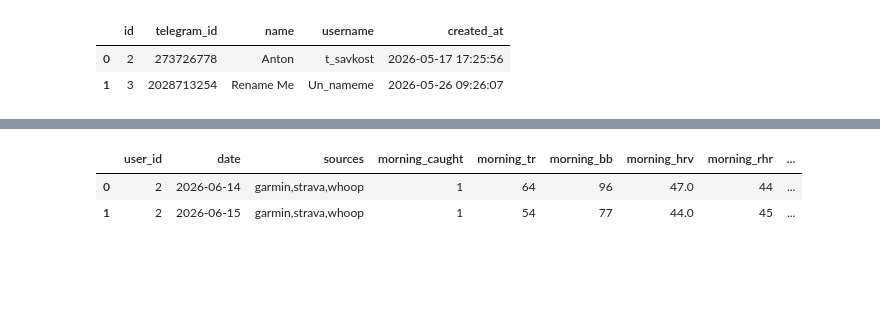
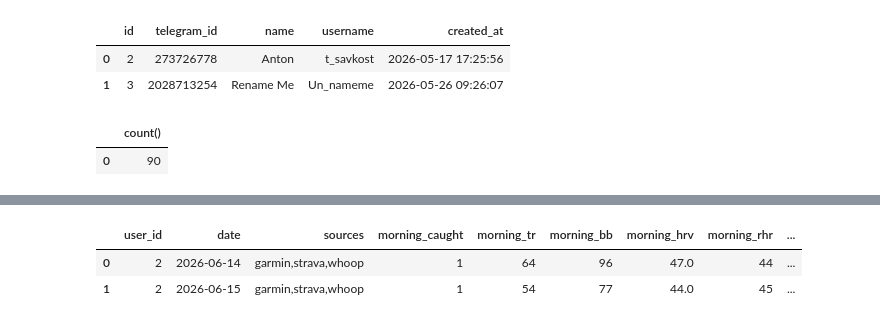
Before and after one commit to savkost-dev/running-bot, a Jupyter notebook: notebooks/start.ipynb, the cells around one changed output, grey strips where cells are left out. Cells and saved outputs as stored; diff of their text form; code cells hidden in the pictures; blank space fills up the shorter version.

```diff
--- a/notebooks/start.ipynb
+++ b/notebooks/start.ipynb
@@ -76,6 +76,12 @@ pd.read_sql("SELECT * FROM users LIMIT 2", conn)
 |  | id | telegram_id | name | username | created_at |
 | 0 | 2 | 273726778 | Anton | t_savkost | 2026-05-17 17:25:56 |
 | 1 | 3 | 2028713254 | Rename Me | Un_nameme | 2026-05-26 09:26:07 |
+# %%
+# Пример 1: юзеры
+pd.read_sql("SELECT count() FROM users", conn)
+# %% [output]
+|  | count() |
+| 0 | 90 |
 # %%
 # Пример 1: юзеры
 pd.read_sql("SELECT * FROM workout_analysis LIMIT 20", conn)
```
Also changed, not shown: 26 other files.
